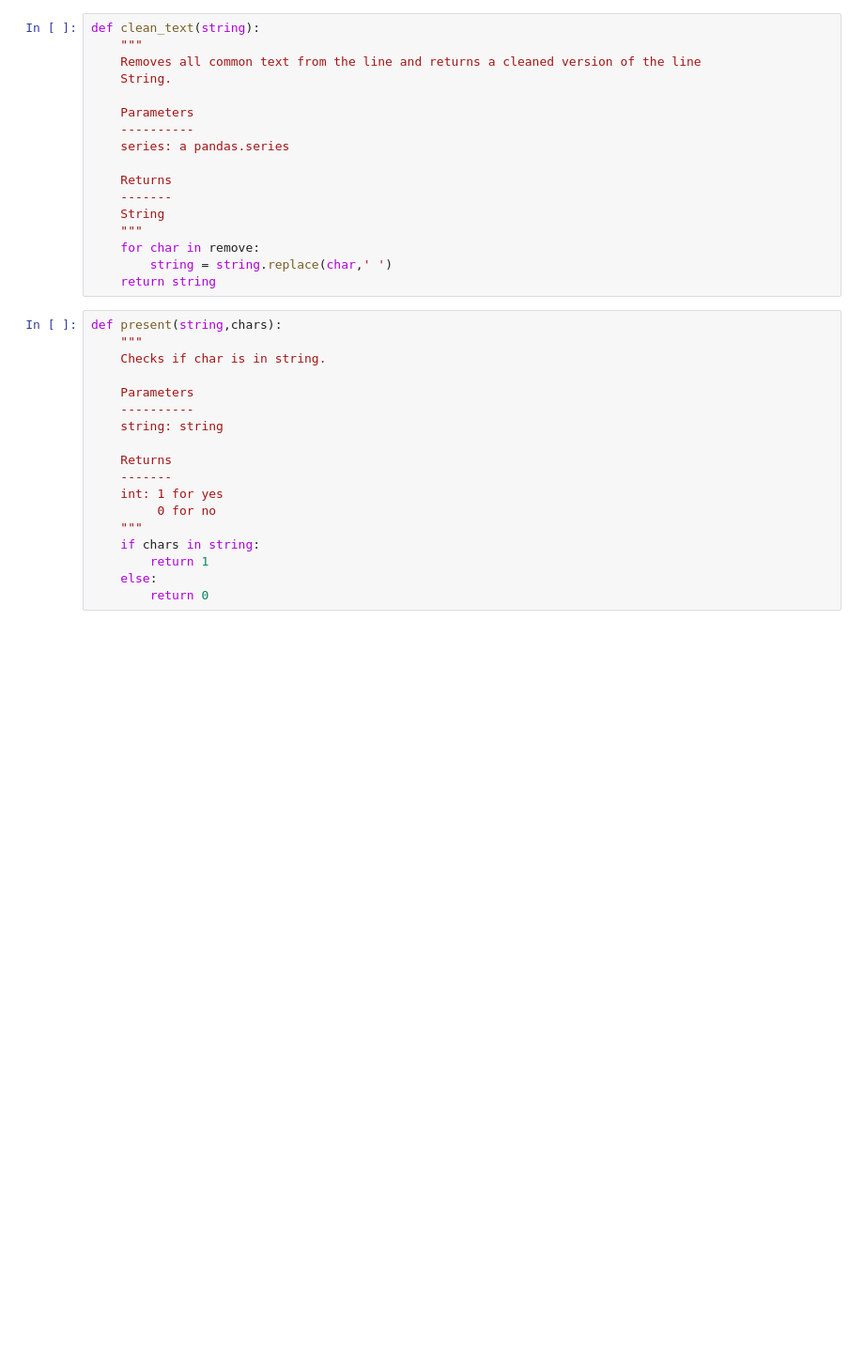
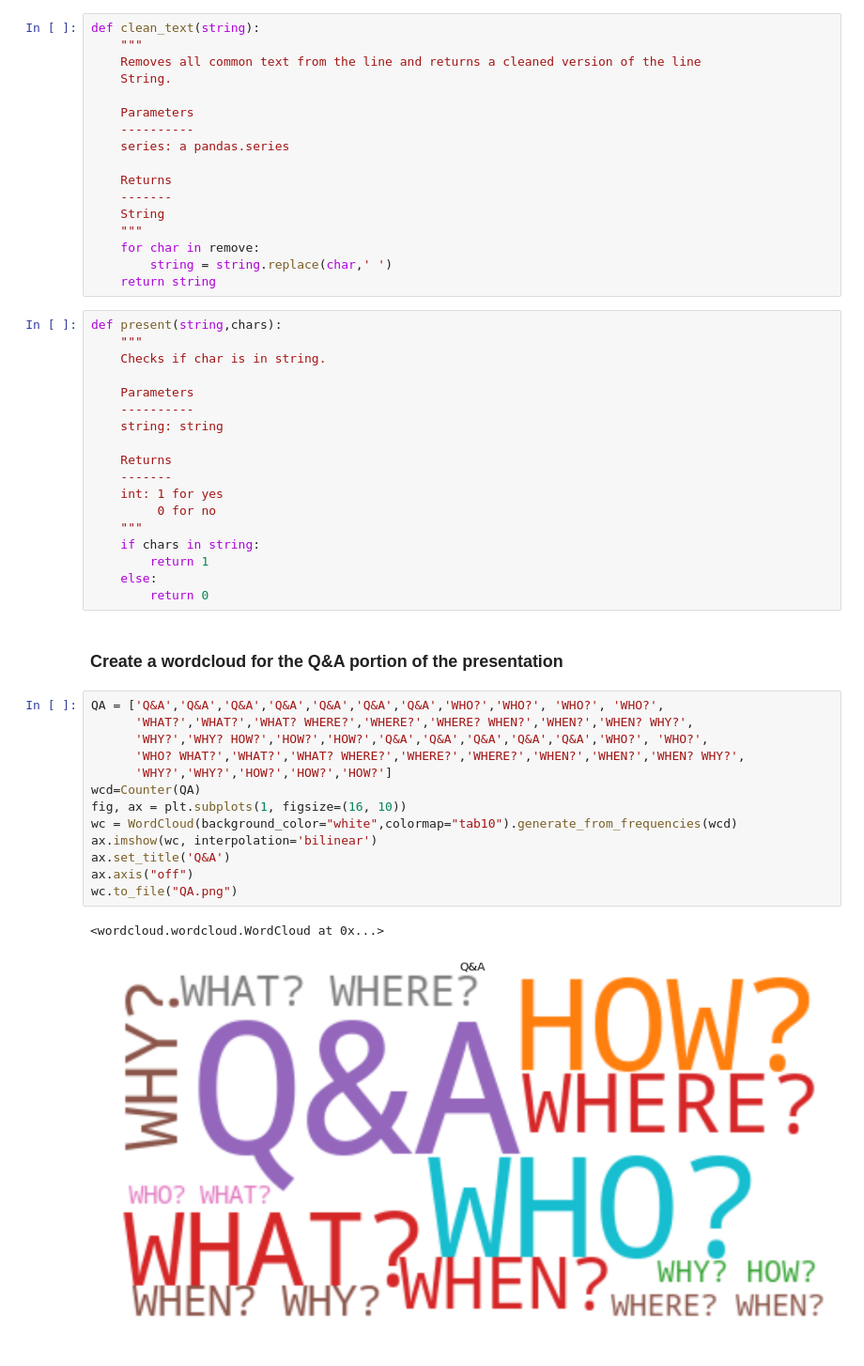
Before and after one commit to Vega-daniel/Predicting_personality, a Jupyter notebook: Personality_Predictor.ipynb, the cells around one changed output. Shown at 94% size. Drawn from its saved outputs; the diff is of its cells as text; blank space fills up the shorter version.

Commit message:
Adding Q&A to presentation, used the notebook to create a wordcloud for the Q&A section

```diff
--- a/Personality_Predictor.ipynb
+++ b/Personality_Predictor.ipynb
@@ -536,3 +553,21 @@ def present(string,chars):
         return 1
     else:
         return 0
+# %% [markdown]
+### Create a wordcloud for the Q&A portion of the presentation
+# %%
+QA = ['Q&A','Q&A','Q&A','Q&A','Q&A','Q&A','Q&A','WHO?','WHO?', 'WHO?', 'WHO?',
+      'WHAT?','WHAT?','WHAT? WHERE?','WHERE?','WHERE? WHEN?','WHEN?','WHEN? WHY?',
+      'WHY?','WHY? HOW?','HOW?','HOW?','Q&A','Q&A','Q&A','Q&A','Q&A','WHO?', 'WHO?',
+      'WHO? WHAT?','WHAT?','WHAT? WHERE?','WHERE?','WHERE?','WHEN?','WHEN?','WHEN? WHY?',
+      'WHY?','WHY?','HOW?','HOW?','HOW?']
+wcd=Counter(QA)
+fig, ax = plt.subplots(1, figsize=(16, 10))
+wc = WordCloud(background_color="white",colormap="tab10").generate_from_frequencies(wcd)
+ax.imshow(wc, interpolation='bilinear')
+ax.set_title('Q&A')
+ax.axis("off")
+wc.to_file("QA.png")
+# %% [output]
+<wordcloud.wordcloud.WordCloud at 0x...>
+[figure, added]
```
Also changed, not shown: parts of 10 cells of this notebook, 1 other file.
